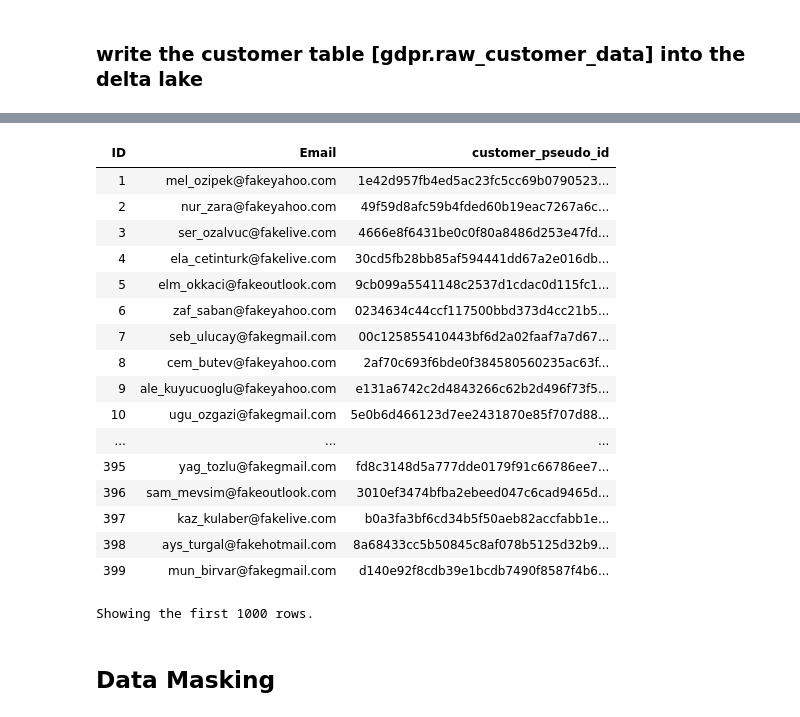
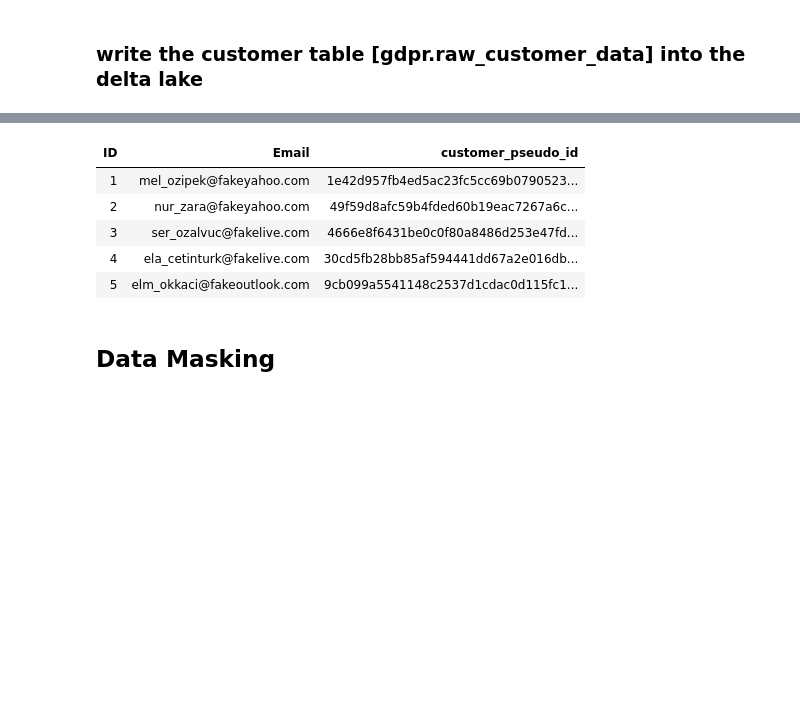
Before and after one commit to Sam-Panda/dbkpocs, a Jupyter notebook: databricks_results/GDPR_implementation.ipynb, the cells around one changed output, grey strips where cells are left out. Cells and saved outputs as stored; diff of their text form; code cells hidden in the pictures; blank space fills up the shorter version.

```diff
--- a/databricks_results/GDPR_implementation.ipynb
+++ b/databricks_results/GDPR_implementation.ipynb
@@ -42,26 +42,14 @@ spark.sql('''create table gdpr.raw_customer_data using delta location "/mnt/gdpr
 # %%
 %sql
 
-select ID, Email, customer_pseudo_id from gdpr.raw_customer_data
+select ID, Email, customer_pseudo_id from gdpr.raw_customer_data limit 5
 # %% [output]
 | ID | Email | customer_pseudo_id |
 | 1 | mel_ozipek@fakeyahoo.com | 1e42d957fb4ed5ac23fc5cc69b0790523... |
 | 2 | nur_zara@fakeyahoo.com | 49f59d8afc59b4fded60b19eac7267a6c... |
 | 3 | ser_ozalvuc@fakelive.com | 4666e8f6431be0c0f80a8486d253e47fd... |
 | 4 | ela_cetinturk@fakelive.com | 30cd5fb28bb85af594441dd67a2e016db... |
 | 5 | elm_okkaci@fakeoutlook.com | 9cb099a5541148c2537d1cdac0d115fc1... |
-| 6 | zaf_saban@fakeyahoo.com | 0234634c44ccf117500bbd373d4cc21b5... |
-| 7 | seb_ulucay@fakegmail.com | 00c125855410443bf6d2a02faaf7a7d67... |
-| 8 | cem_butev@fakeyahoo.com | 2af70c693f6bde0f384580560235ac63f... |
-| 9 | ale_kuyucuoglu@fakeyahoo.com | e131a6742c2d4843266c62b2d496f73f5... |
-| 10 | ugu_ozgazi@fakegmail.com | 5e0b6d466123d7ee2431870e85f707d88... |
-| ... | ... | ... |
-| 395 | yag_tozlu@fakegmail.com | fd8c3148d5a777dde0179f91c66786ee7... |
-| 396 | sam_mevsim@fakeoutlook.com | 3010ef3474bfba2ebeed047c6cad9465d... |
-| 397 | kaz_kulaber@fakelive.com | b0a3fa3bf6cd34b5f50aeb82accfabb1e... |
-| 398 | ays_turgal@fakehotmail.com | 8a68433cc5b50845c8af078b5125d32b9... |
-| 399 | mun_birvar@fakegmail.com | d140e92f8cdb39e1bcdb7490f8587f4b6... |
-Showing the first 1000 rows.
 # %% [markdown]
 ## Data Masking
 # %% [markdown]
```
Also changed, not shown: parts of 8 cells of this notebook, 1 other file.
